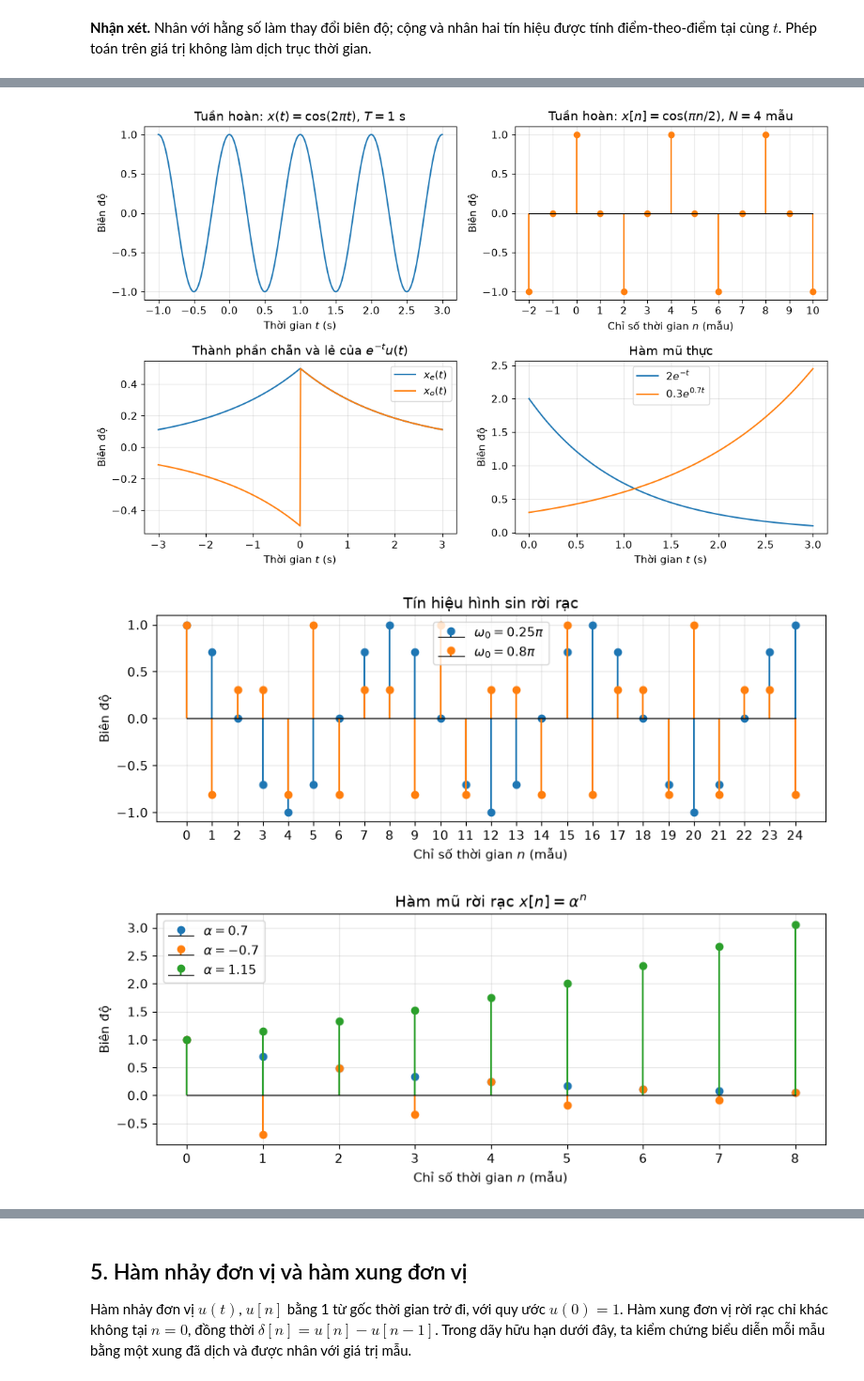
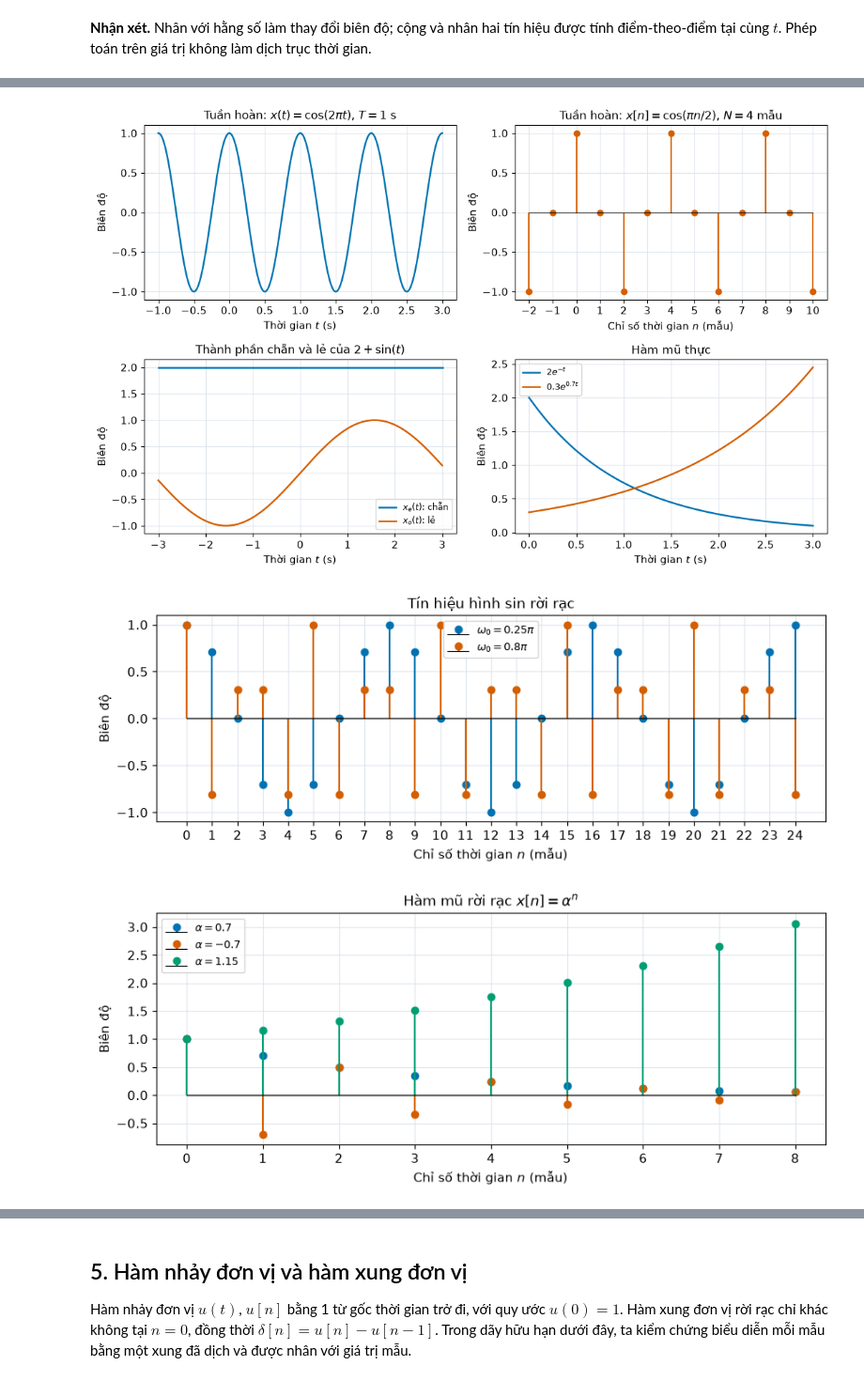
Before and after one commit to dangquanghieu/tinhieu-hethong-notebooks, a Jupyter notebook: notebooks/01_bieu-dien-tin-hieu.ipynb, the cells around one changed output, grey strips where cells are left out. Shown at 94% size. Saved outputs shown, nothing was run; the diff lists cells and outputs as text; code cells hidden in the pictures.

```diff
--- a/notebooks/01_bieu-dien-tin-hieu.ipynb
+++ b/notebooks/01_bieu-dien-tin-hieu.ipynb
@@ -214,7 +242,7 @@ cont_cases = [
 ]
 fig, axes = plt.subplots(2, 2, figsize=(10, 6), sharex=True, sharey=True)
 for ax, (values, title) in zip(axes.flat, cont_cases):
-    ax.plot(t, values, color="C0", linewidth=2)
+    ax.plot(t, values)
     style_continuous(ax)
     ax.set_title(title)
     ax.set_ylim(-0.15, 1.3)
@@ -222,18 +250,19 @@ fig.suptitle("Dịch và co dãn tín hiệu liên tục", y=1.02)
 fig.tight_layout()
 plt.show()
 
-# Dãy gốc bằng 1 trên các chỉ số 0, 1, 2, 3 và bằng 0 ở nơi khác.
+# Dãy gốc có giá trị x[n] = n + 1 tại n = 0, 1, 2, 3; bằng 0 ở nơi khác.
 n = np.arange(-2, 7)
 def x_seq(q):
-    return ((q >= 0) & (q <= 3)).astype(float)
+    return np.where((q >= 0) & (q <= 3), q + 1, 0)
 
 fig, axes = plt.subplots(1, 3, figsize=(13, 3.8), sharey=True)
-for ax, values, title in zip(
+for ax, values, title, color in zip(
     axes,
     [x_seq(n), x_seq(2 * n), x_seq(2 * n + 1)],
     ["$x[n]$", "$x[2n]$", "$x[2n+1]$"],
+    [COLORS["main"], COLORS["compare"], COLORS["extra"]],
 ):
-    stem(ax, n, values)
+    stem(ax, n, values, color=color)
     style_discrete(ax)
     ax.set_title(title)
     ax.set_xticks(n)
@@ -276,63 +313,68 @@ Các đồ thị sau minh họa tín hiệu tuần hoàn, tín hiệu chẵn và
 # %%
+# --- Tín hiệu tuần hoàn ---
 fig, axes = plt.subplots(2, 2, figsize=(11, 7))
 
 # Tín hiệu tuần hoàn liên tục và dãy tuần hoàn.
 t = np.linspace(-1, 3, 500)
-axes[0, 0].plot(t, np.cos(2 * np.pi * t), color="C0")
+axes[0, 0].plot(t, np.cos(2 * np.pi * t))
 style_continuous(axes[0, 0])
 axes[0, 0].set_title("Tuần hoàn: $x(t)=\\cos(2\\pi t)$, $T=1$ s")
 n = np.arange(-2, 11)
-stem(axes[0, 1], n, np.cos(np.pi * n / 2), color="C1")
+stem(axes[0, 1], n, np.cos(np.pi * n / 2), color=COLORS["compare"])
 style_discrete(axes[0, 1])
 axes[0, 1].set_title("Tuần hoàn: $x[n]=\\cos(\\pi n/2)$, $N=4$ mẫu")
 axes[0, 1].set_xticks(n)
 
-# Tách một tín hiệu thành thành phần chẵn và thành phần lẻ.
+# --- Tách tín hiệu thành thành phần chẵn và lẻ ---
 t = np.linspace(-3, 3, 500)
-x = np.exp(-0.5 * t) * (t >= 0)
-x_even = (x + np.exp(0.5 * t) * (t <= 0)) / 2
-x_odd = (x - np.exp(0.5 * t) * (t <= 0)) / 2
-axes[1, 0].plot(t, x_even, label="$x_e(t)$")
-axes[1, 0].plot(t, x_odd, label="$x_o(t)$")
+x = 2 + np.sin(t)
+x_reflected = 2 + np.sin(-t)
+x_even = (x + x_reflected) / 2
+x_odd = (x - x_reflected) / 2
+assert np.allclose(x, x_even + x_odd)
+axes[1, 0].plot(t, x_even, label="$x_e(t)$: chẵn")
+axes[1, 0].plot(t, x_odd, label="$x_o(t)$: lẻ")
 style_continuous(axes[1, 0])
-axes[1, 0].set_title("Thành phần chẵn và lẻ của $e^{-t}u(t)$")
+axes[1, 0].set_title("Thành phần chẵn và lẻ của $2+\\sin(t)$")
 axes[1, 0].legend()
 
-# So sánh hàm mũ suy giảm và tăng trên một khoảng hữu hạn.
+# --- So sánh hai hàm mũ trên một khoảng hữu hạn ---
 t = np.linspace(0, 3, 300)
 axes[1, 1].plot(t, 2 * np.exp(-t), label="$2e^{-t}$")
 axes[1, 1].plot(t, 0.3 * np.exp(0.7 * t), label="$0.3e^{0.7t}$")
 style_continuous(axes[1, 1])
 axes[1, 1].set_title("Hàm mũ thực")
 axes[1, 1].legend()
 fig.tight_layout()
 plt.show()
 
-# Tần số góc rời rạc khác nhau cho thấy tốc độ biến thiên khác nhau.
+# --- Tần số góc khác nhau cho thấy tốc độ biến thiên khác nhau ---
 n = np.arange(0, 25)
 fig, ax = plt.subplots(figsize=(9, 3.5))
-stem(ax, n, np.cos(0.25 * np.pi * n), label="$\\omega_0=0.25\\pi$", color="C0")
-stem(ax, n, np.cos(0.8 * np.pi * n), label="$\\omega_0=0.8\\pi$", color="C1")
+stem(ax, n, np.cos(0.25 * np.pi * n), label="$\\omega_0=0.25\\pi$", color=COLORS["main"])
+stem(ax, n, np.cos(0.8 * np.pi * n), label="$\\omega_0=0.8\\pi$", color=COLORS["compare"])
 style_discrete(ax)
 ax.set_title("Tín hiệu hình sin rời rạc")
 ax.set_xticks(n)
 ax.legend()
 fig.tight_layout()
 plt.show()
 
-# Hàm mũ rời rạc với cơ số dương/âm và độ lớn nhỏ hơn/lớn hơn 1.
+# --- Hàm mũ rời rạc với các cơ số khác nhau ---
 n = np.arange(0, 9)
 fig, ax = plt.subplots(figsize=(9, 3.8))
-for alpha, color in [(0.7, "C0"), (-0.7, "C1"), (1.15, "C2")]:
+alphas = [0.7, -0.7, 1.15]
+colors = [COLORS["main"], COLORS["compare"], COLORS["extra"]]
+for alpha, color in zip(alphas, colors):
     stem(ax, n, alpha ** n, label=f"$\\alpha={alpha}$", color=color)
 style_discrete(ax)
 ax.set_title("Hàm mũ rời rạc $x[n]=\\alpha^n$")
 ax.set_xticks(n)
 ax.legend()
 fig.tight_layout()
 plt.show()
 # %% [output]
-[figure, old version]
+[figure, new version]
-[figure, old version]
+[figure, new version]
-[figure, old version]
+[figure, new version]
 # %% [markdown]
```
Also changed, not shown: parts of 11 cells of this notebook, 1 other file.
